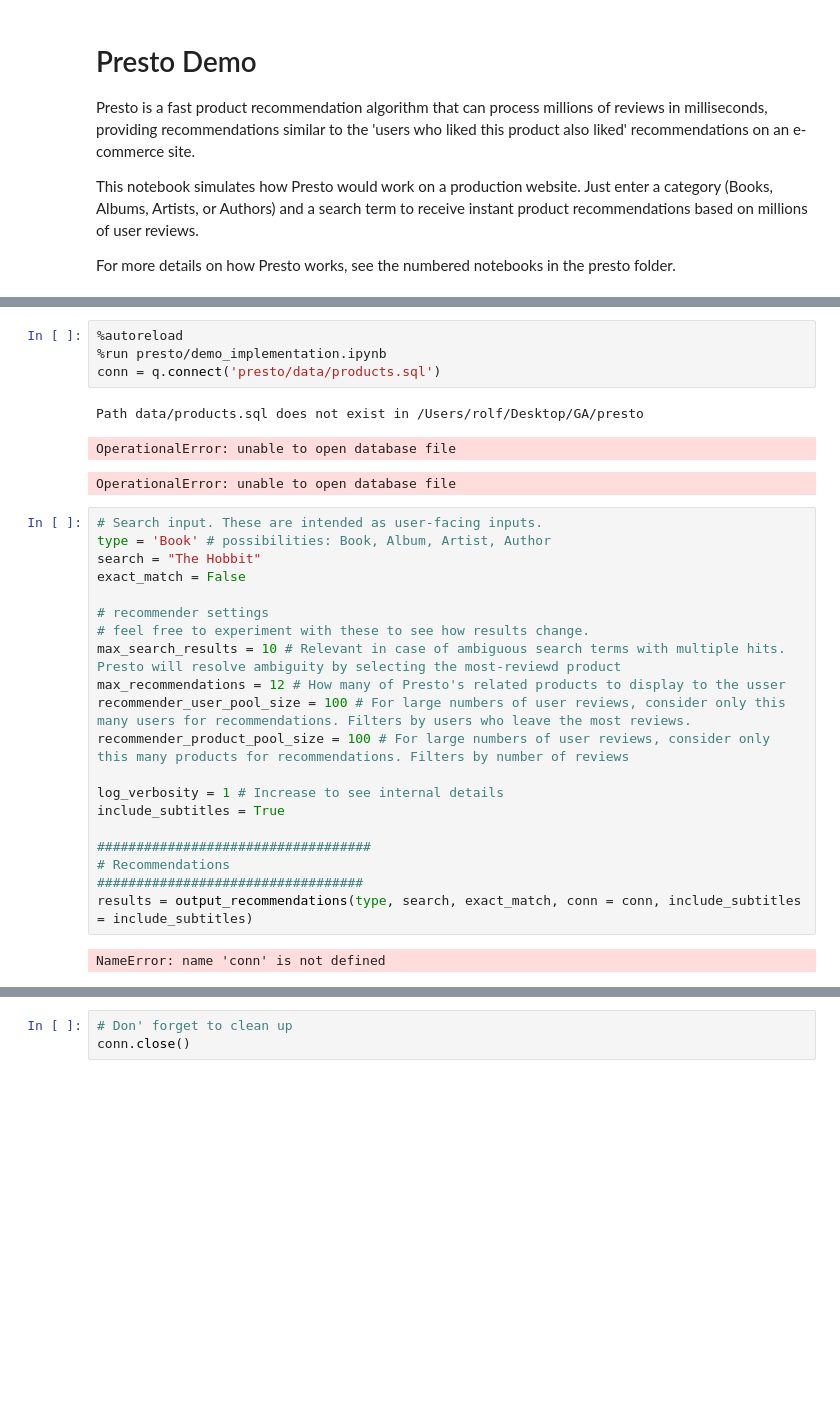
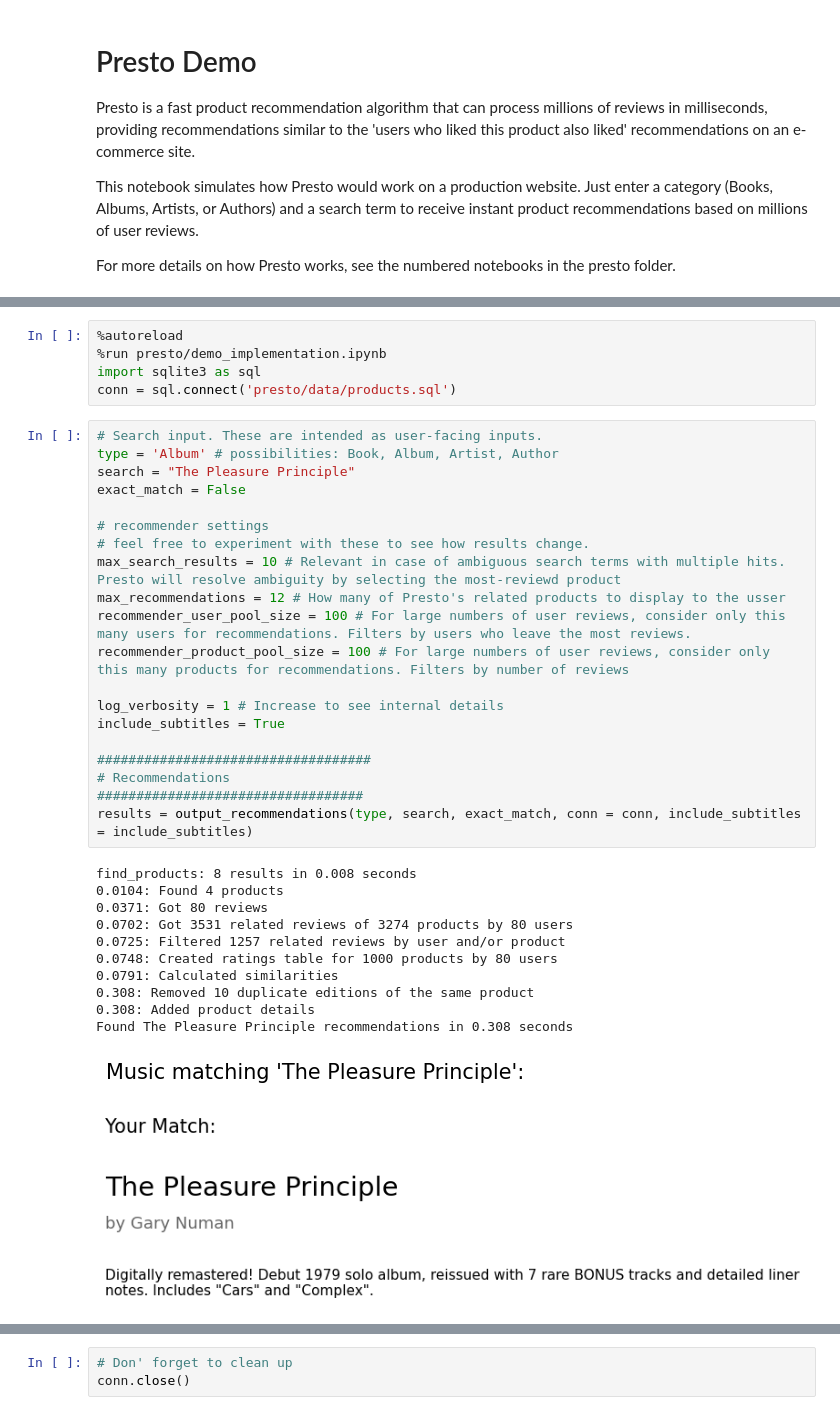
Before and after one commit to RolfHendriks/presto, a Jupyter notebook: demo.ipynb, the cells around one changed output, grey strips where cells are left out. Saved outputs shown, nothing was run; the diff lists cells and outputs as text; blank space fills up the shorter version.

```diff
--- a/demo.ipynb
+++ b/demo.ipynb
@@ -13,30 +10,38 @@ The autoreload extension is already loaded. To reload it, use:
 # %%
 %autoreload
 %run presto/demo_implementation.ipynb
-conn = q.connect('presto/data/products.sql')
+import sqlite3 as sql
+conn = sql.connect('presto/data/products.sql')
-# %% [output]
-Path data/products.sql does not exist in /Users/rolf/Desktop/GA/presto
-OperationalError: unable to open database file
-OperationalError: unable to open database file
 # %%
 # Search input. These are intended as user-facing inputs.
-type = 'Book' # possibilities: Book, Album, Artist, Author
-search = "The Hobbit"
+type = 'Album' # possibilities: Book, Album, Artist, Author
+search = "The Pleasure Principle"
 exact_match = False
 
 # recommender settings
 # feel free to experiment with these to see how results change.
 max_search_results = 10 # Relevant in case of ambiguous search terms with multiple hits. Presto will resolve ambiguity by selecting the most-reviewd product
 max_recommendations = 12 # How many of Presto's related products to display to the usser
 recommender_user_pool_size = 100 # For large numbers of user reviews, consider only this many users for recommendations. Filters by users who leave the most reviews.
 recommender_product_pool_size = 100 # For large numbers of user reviews, consider only this many products for recommendations. Filters by number of reviews
 
 log_verbosity = 1 # Increase to see internal details
 include_subtitles = True
 
 ###################################
 # Recommendations
 ##################################
 results = output_recommendations(type, search, exact_match, conn = conn, include_subtitles = include_subtitles)
 # %% [output]
-NameError: name 'conn' is not defined
+find_products: 8 results in 0.008 seconds
+0.0104: Found 4 products
+0.0371: Got 80 reviews
+0.0702: Got 3531 related reviews of 3274 products by 80 users
+0.0725: Filtered 1257 related reviews by user and/or product
+0.0748: Created ratings table for 1000 products by 80 users
+0.0791: Calculated similarities
+0.308: Removed 10 duplicate editions of the same product
+0.308: Added product details
+Found The Pleasure Principle recommendations in 0.308 seconds
+[figure, added]
+[figure, added]
```
Also changed, not shown: parts of 5 cells of this notebook, 5 other files.
